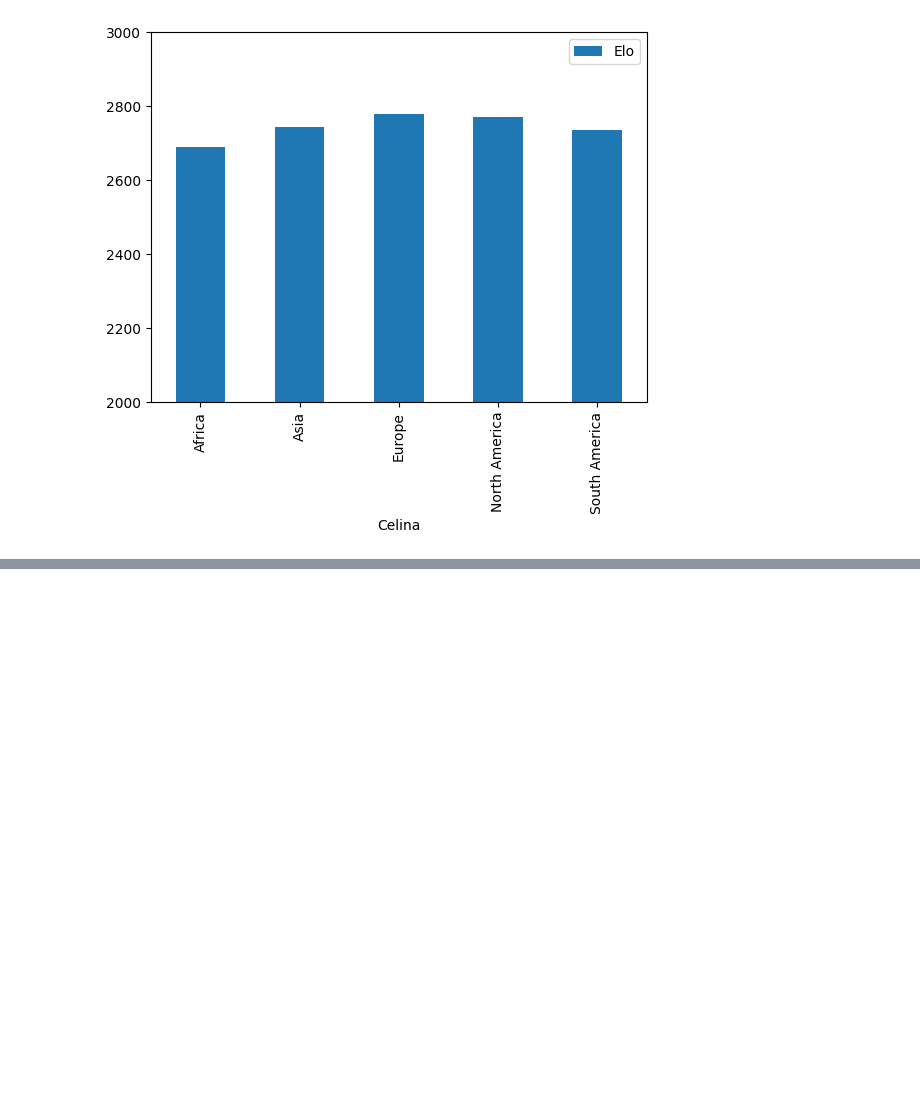
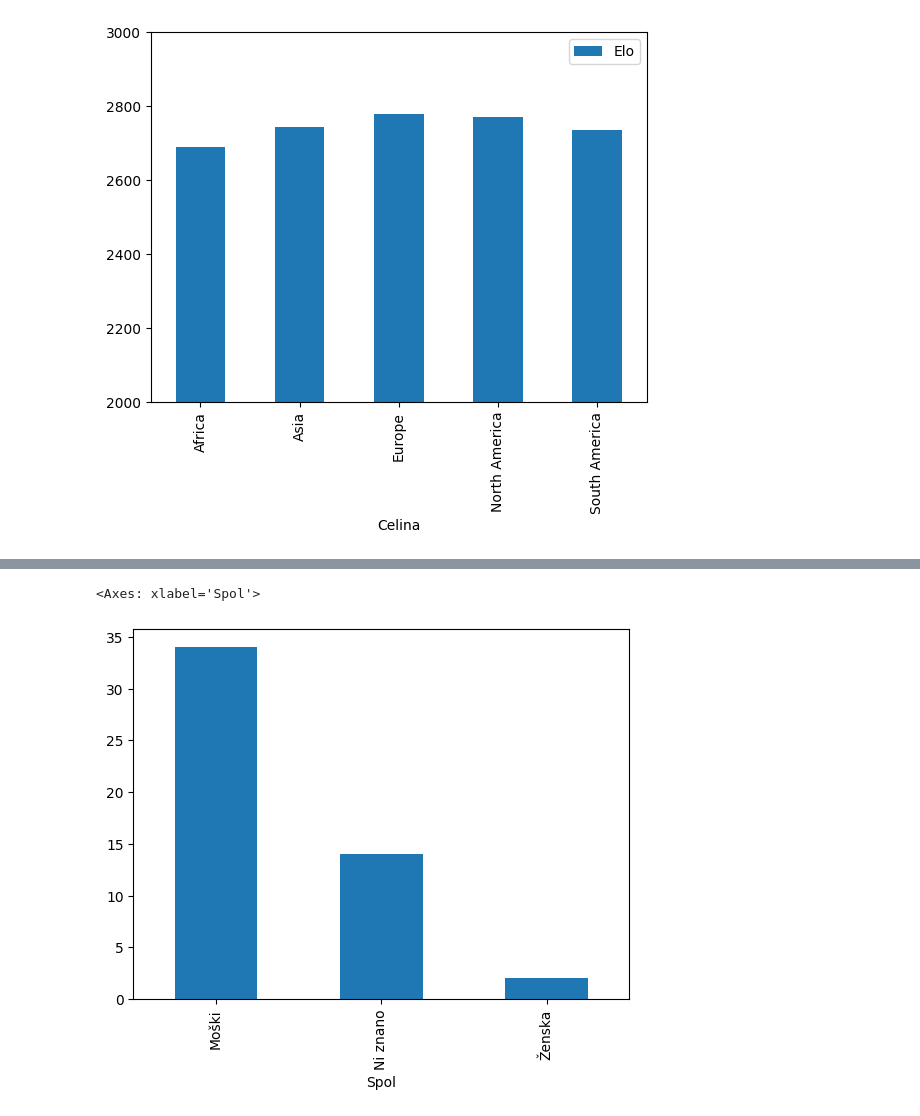
Before and after one commit to Matic-Pogorelec/Uvod_v_programiranje, a Jupyter notebook: analiza.ipynb, the cells around one changed output, grey strips where cells are left out. Cells and saved outputs as stored; diff of their text form; code cells hidden in the pictures; blank space fills up the shorter version.

```diff
--- a/analiza.ipynb
+++ b/analiza.ipynb
@@ -76,0 +108,6 @@ ValueError: Could not convert object to NumPy datetime
+# %%
+
+sahisti["Spol"].value_counts().plot(kind="bar")
+# %% [output]
+<Axes: xlabel='Spol'>
+[figure, added]
```
Also changed, not shown: parts of 20 cells of this notebook, 3 other files.
